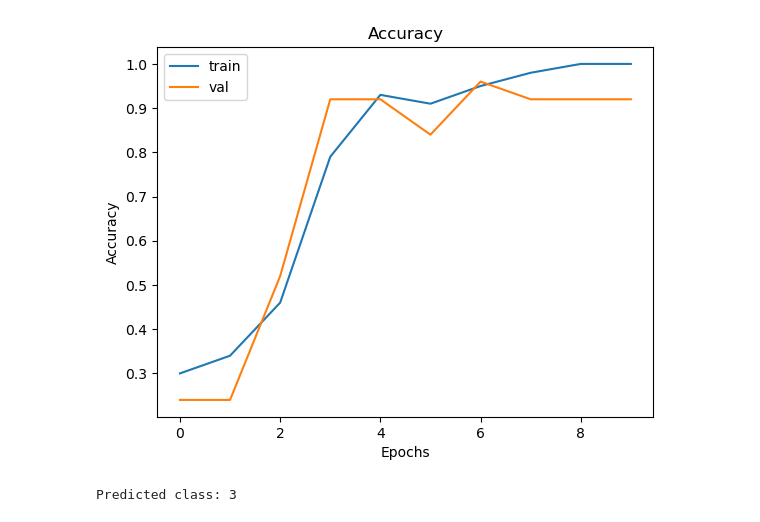
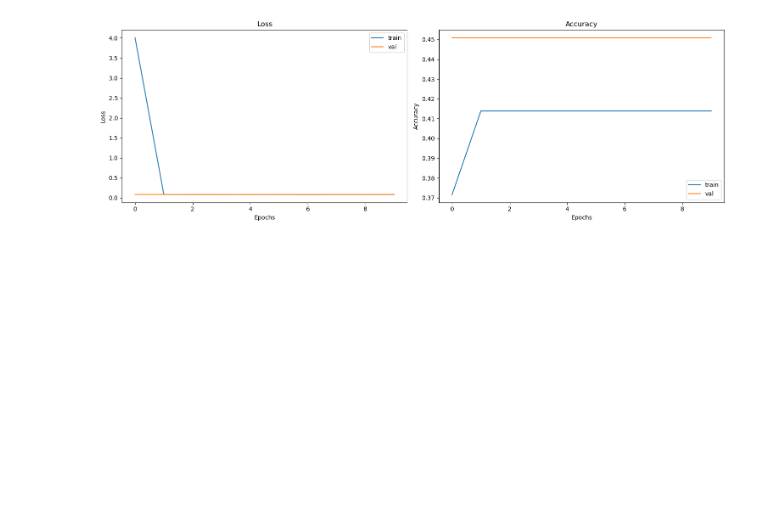
Before and after one commit to Jannis-Da/SnackTrack, a Jupyter notebook: CNN_Training.ipynb, the cells around one changed output. Cells and saved outputs as stored; diff of their text form; code cells hidden in the pictures; blank space fills up the shorter version.

Commit message:
update training notebook

```diff
--- a/CNN_Training.ipynb
+++ b/CNN_Training.ipynb
@@ -89,15 +57,16 @@ train_dataset, val_dataset = torch.utils.data.random_split(dataset, [train_size,
 # Parameters
 batch_size = 16
 learning_rate = 0.001
-num_epochs = 10
+num_epochs = 4
 
 device = torch.device("mps" if torch.backends.mps.is_available() else "cpu")
+print(f"Using device: {device}")
 
 train_loader = DataLoader(train_dataset, batch_size=batch_size, shuffle=True, num_workers=4)
 val_loader = DataLoader(val_dataset, batch_size=batch_size, shuffle=False, num_workers=4)
 
 # Initialize model, loss, optimizer
-model = CNNModel()
+model = BasicModel()
 criterion = nn.CrossEntropyLoss()
 optimizer = optim.Adam(model.parameters(), lr=learning_rate)
 model.to(device)
@@ -106,6 +75,9 @@ train_losses = []
 val_losses = []
 train_accuracy = []
 val_accuracy = []
+
+train_samples = []
+train_predictions = []
 
 for epoch in range(num_epochs):
     # perform training followed by validation
@@ -129,10 +101,20 @@ for epoch in range(num_epochs):
         total_samples = 0
 
         for spectrograms, labels in loader:
+
+            #if mode == "train":
+                # Randomize the labels
+             #   labels = labels[torch.randperm(labels.size(0))]
+            train_samples.extend(labels.numpy())
+
             # move tensors to the correct device
             spectrograms, labels = spectrograms.to(device), labels.to(device)
             # forward step of model
             outputs = model(spectrograms)
+
+            train_predictions.append(outputs.argmax(dim=1))
+            #print(outputs.argmax(dim=1))
+
             # loss calculation
             loss = criterion(outputs, labels)
 
@@ -165,7 +147,3 @@ for epoch in range(num_epochs):
             val_accuracy.append(epoch_accuracy)
 
         pbar.close()
-
-
-# Train the model
-#train_model(model, train_loader, val_loader, criterion, optimizer, device, num_epochs)
@@ -182,11 +152,24 @@ plt.show()
-# %%
-plt.title("Accuracy")
-plt.plot(train_accuracy, label="train")
-plt.plot(val_accuracy, label="val")
-plt.xlabel("Epochs")
-plt.ylabel("Accuracy")
-plt.legend()
-plt.show()
-# %% [output]
-[figure, removed]
+# %%
+fig, axes = plt.subplots(1, 2, figsize=(15, 5))
+
+# Plot loss
+axes[0].set_title("Loss")
+axes[0].plot(train_losses, label="train")
+axes[0].plot(val_losses, label="val")
+axes[0].set_xlabel("Epochs")
+axes[0].set_ylabel("Loss")
+axes[0].legend()
+
+# Plot accuracy
+axes[1].set_title("Accuracy")
+axes[1].plot(train_accuracy, label="train")
+axes[1].plot(val_accuracy, label="val")
+axes[1].set_xlabel("Epochs")
+axes[1].set_ylabel("Accuracy")
+axes[1].legend()
+
+plt.tight_layout()
+plt.show()
+# %% [output]
+[figure, added]
 # %%
@@ -194,21 +176,0 @@ torch.save(model.state_dict(), 'model.pth')
-# %%
-#model = CNNModel()
-#model.load_state_dict(torch.load('model.pth'))
-model.to(device)
-model.eval()
-
-spectrogram_path = '/Users/jannisdaiber/Documents/Repos/github/ProjectMedicalWearables/Database/spectrograms/participant01/resting1.npy'
-spectrogram = np.load(spectrogram_path)
-spectrogram = np.expand_dims(spectrogram, axis=0)
-spectrogram = np.expand_dims(spectrogram, axis=0)
-spectrogram = torch.tensor(spectrogram, dtype=torch.float32)
-spectrogram = spectrogram.to(device)
-
-with torch.no_grad():
-    outputs = model(spectrogram)
-    preds = outputs.argmax(dim=1)
-
-predicted_class = preds.item()
-print(f"Predicted class: {predicted_class}")
-# %% [output]
-Predicted class: 3
```
Also changed, not shown: parts of 7 cells of this notebook.
